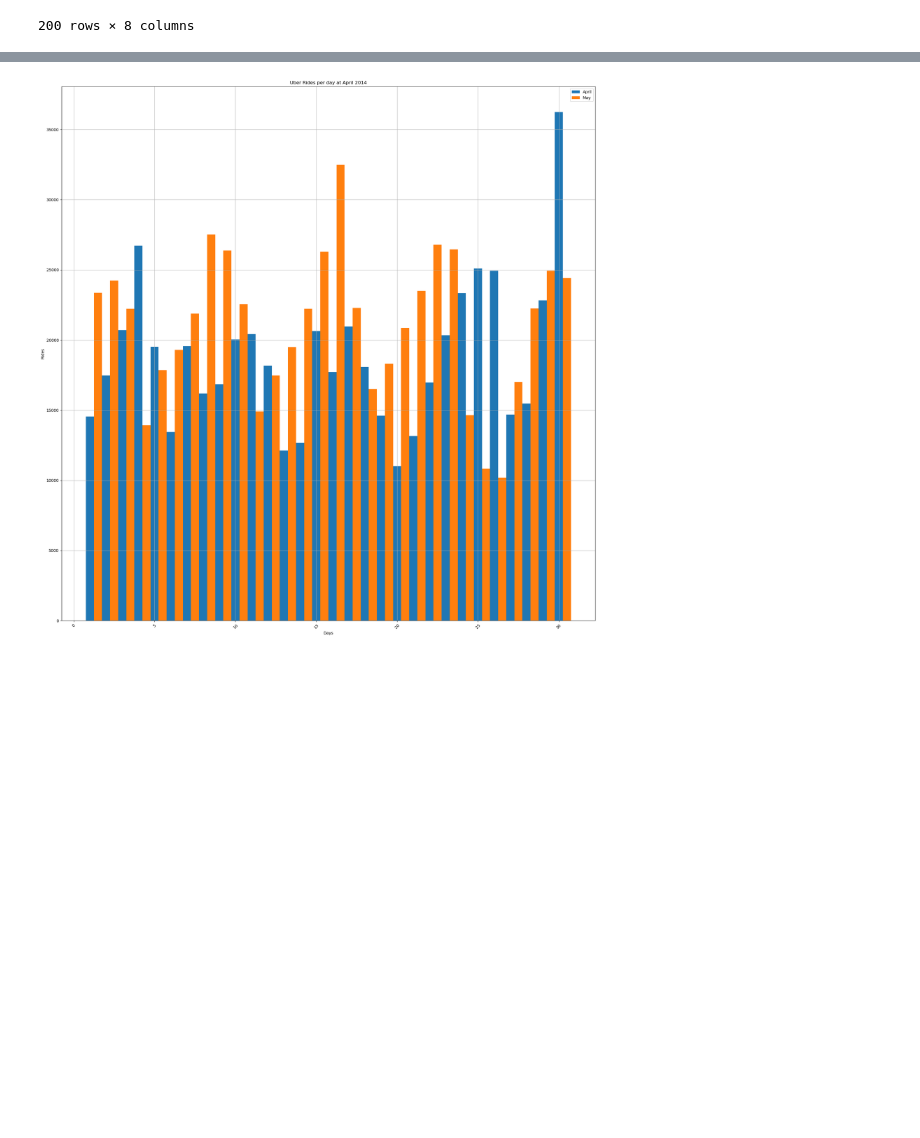
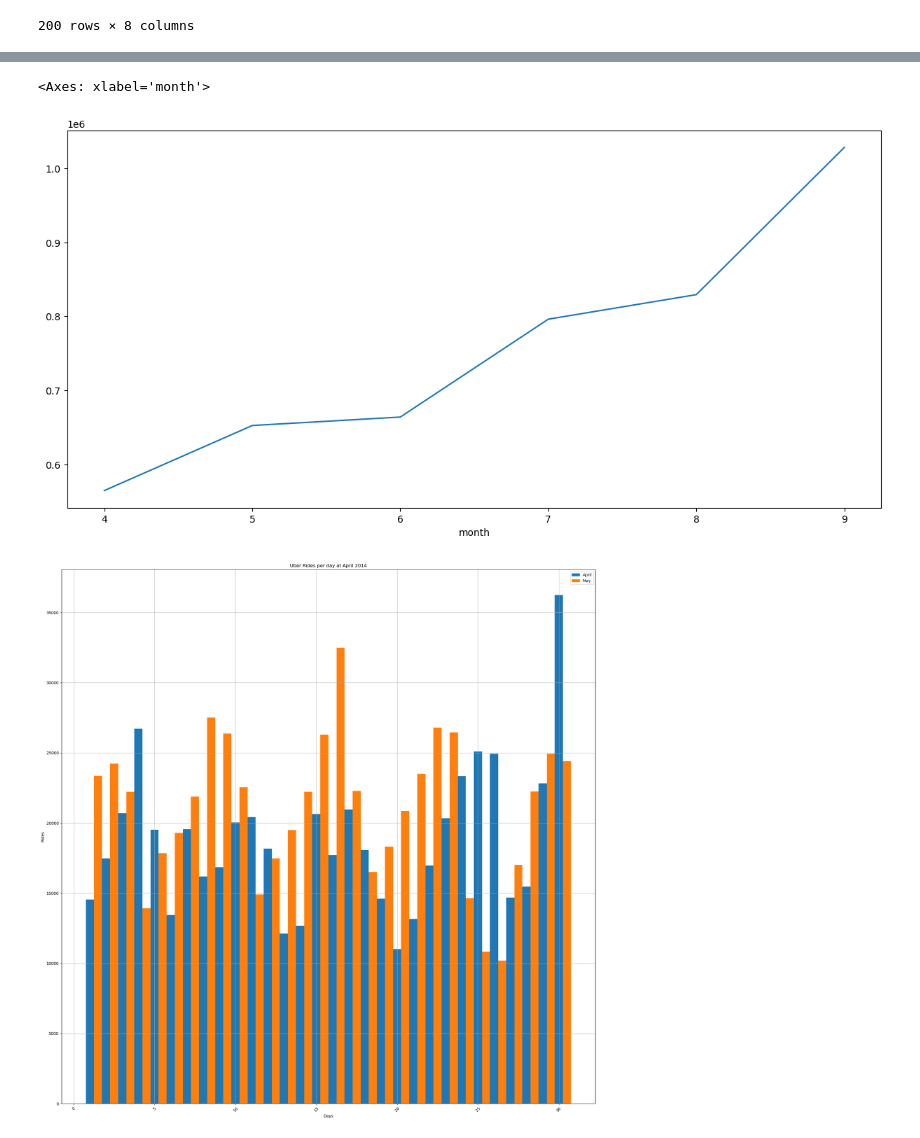
Before and after one commit to DVadeus/Uber, a Jupyter notebook: Notebook.ipynb, the cells around one changed output, grey strips where cells are left out. Saved outputs shown, nothing was run; the diff lists cells and outputs as text; code cells hidden in the pictures; blank space fills up the shorter version.

```diff
--- a/Notebook.ipynb
+++ b/Notebook.ipynb
@@ -111,3 +111,5 @@ plt.grid(True)
 plt.show()
 # %% [output]
 [figure]
+# %%
+df_aux = df['month'].value_counts().sort_index()
@@ -114,3 +127,8 @@ plt.show()
+# %%
+df_aux.plot(figsize=(15,7))
+# %% [output]
+<Axes: xlabel='month'>
+[figure, added]
 # %%
 uber_df_abr = uber_df[uber_df['month']==4]
 uber_df_may = uber_df[uber_df['month']==5]
```
Also changed, not shown: parts of 11 cells of this notebook, 4 other files.
